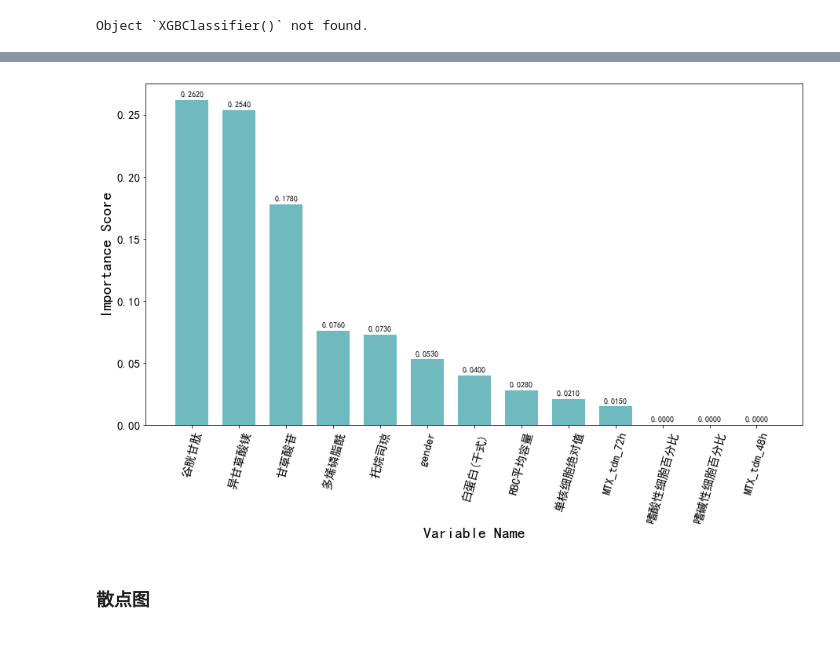
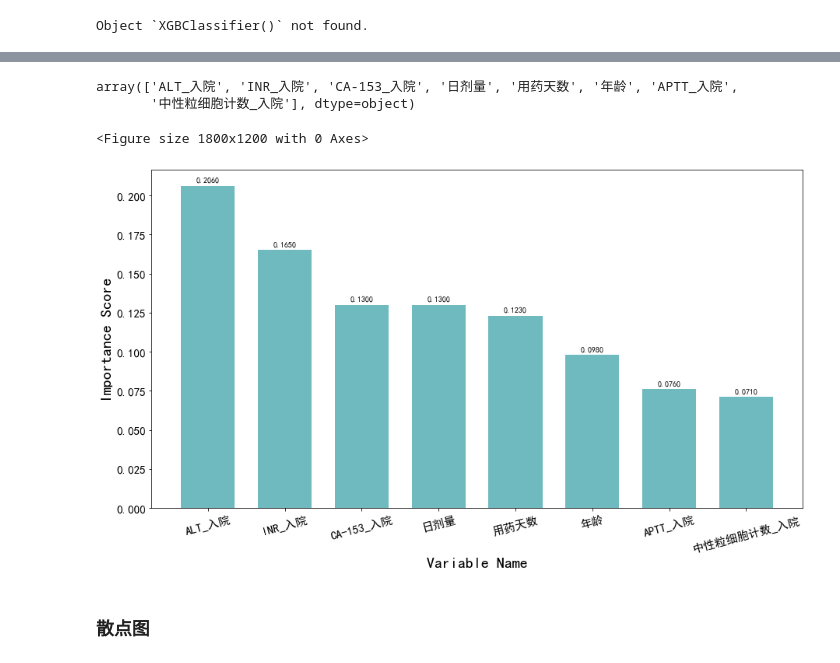
Before and after one commit to yuyongsheng1990/SUP_xinhua_hospital, a Jupyter notebook: data_model.ipynb, the cells around one changed output, grey strips where cells are left out. Saved outputs shown, nothing was run; the diff lists cells and outputs as text; code cells hidden in the pictures.

```diff
--- a/data_model.ipynb
+++ b/data_model.ipynb
@@ -27,9 +55,11 @@ continuous_col.remove('label')
 ## 数据归一化
 # %%
 # 防止不同维特征数据差距过大，影响建模效果
+from sklearn.preprocessing import StandardScaler
+ss = StandardScaler()
+# df_model[continuous_col]=ss.fit_transform(df_model[continuous_col])
 for i in continuous_col:
-    max_value = df_model[i].max()
-    df_model[i]=df_model[i].apply(lambda x: round(x/max_value,3))
+    df_model[[i]] = ss.fit_transform(df_model[[i]])
 # %%
 df_model.columns
 # %% [output]
@@ -1343,5 +1837,6 @@ epoch 10 | loss: 0.27404 | train_auc: 0.96234 |  0:00:02s
+# %%
+df_importance =pd.read_excel(project_path +'/data/result/modeling/df_1.6.1_模型重要性评分_before.xlsx')
+if 'Unnamed: 0' in df_importance.columns:
+    df_importance = df_importance.drop(['Unnamed: 0'], axis=1)
 # %%
-df_importance= pd.DataFrame(data={'特征':tran_x_sm.columns,'重要性评分':importance})
 df_importance['重要性评分']=df_importance['重要性评分'].apply(lambda x: round(x,3))
-df_importance=df_importance.sort_values(['重要性评分'],ascending=False)
-df_importance=df_importance.reset_index(drop=True)
@@ -1368,29 +1855,40 @@ writer.save()
+# %%
+df_importance.特征.unique()
+# %% [output]
+array(['ALT_入院', 'INR_入院', 'CA-153_入院', '日剂量', '用药天数', '年龄', 'APTT_入院',
+       '中性粒细胞计数_入院'], dtype=object)
+# %%
+df_importance['特征']=['Gazzaniga_T分期','血型','肿瘤指标CA19-9','基因突变','肿瘤指标CA125','有无黄疸','有无胆道系统疾病','吸烟史','肿瘤指标AFP',
+                     '乙肝表面抗原','饮酒史','γ-谷氨酰转肽酶','Bismuth_C分型','有无肝硬化','肿瘤指标CEA','是否消瘦','有无非胆道消化系统疾病',
+                    '有无内分泌系统疾病','丙肝抗体']
 # %%
 from pylab import mpl
 mpl.rcParams['font.sans-serif'] = ['SimHei']  ##绘图显示中文
 mpl.rcParams['axes.unicode_minus'] = False
 
 from matplotlib import pyplot as plt
 import matplotlib.ticker as ticker
 from matplotlib import rc
 
 names = df_importance['特征']
 index = np.arange(len(names))
+plt.figure(dpi=300)
 plt.figure(figsize=(15, 8))
 plt.bar(df_importance['特征'], df_importance['重要性评分'], width=0.7,
         color=(0.42941176470588235, 0.7294117647058823, 0.7490196078431373), tick_label=names)
-plt.xticks(rotation=75)
 # 设置坐标刻度值的大小
 plt.tick_params(labelsize=15)
+plt.xticks(rotation=15)
 
 plt.ylabel('Importance Score',fontsize=20)
 plt.xlabel('Variable Name',fontsize=20)
 for a, b in zip(index, df_importance['重要性评分']):
     plt.text(a, b + 0.002, '%.4f' % b, ha='center', va='bottom', fontsize=10)
 # plt.title('重要变量得分柱形图')
 # plt.show()
 # %% [output]
+<Figure size 1800x1200 with 0 Axes>
-[figure, old version]
+[figure, new version]
 # %% [markdown]
 ### 散点图
 # %%
```
Also changed, not shown: parts of 126 cells of this notebook, 4 other files.
